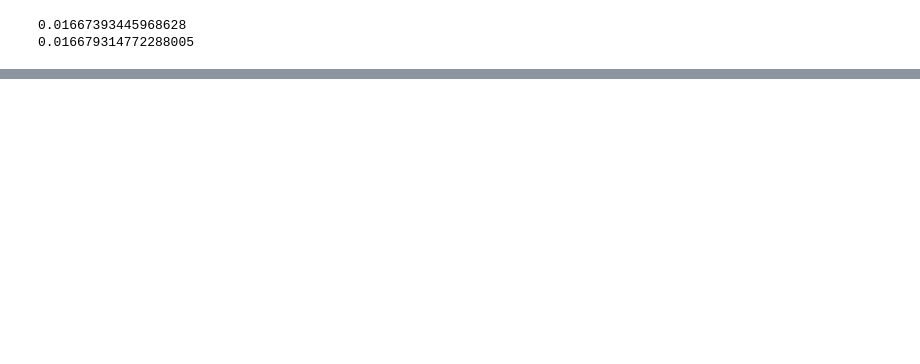
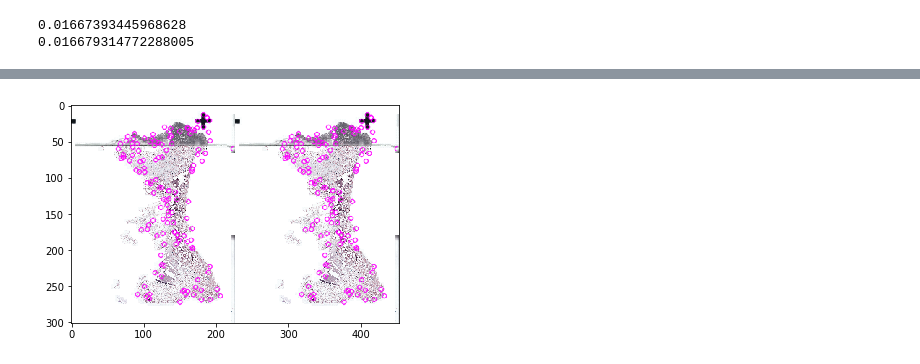
Before and after one commit to DaBaiHao/ImgReg, a Jupyter notebook: comingBack.ipynb, the cells around one changed output, grey strips where cells are left out. Cells and saved outputs as stored; diff of their text form; code cells hidden in the pictures; blank space fills up the shorter version.

```diff
--- a/comingBack.ipynb
+++ b/comingBack.ipynb
@@ -1135,0 +1303,8 @@ for ssss in range(2):
+# %%
+
+plt.imshow(hmerge,cmap='gray')#拼接显示为gray
+file_name_image = './results/image/'+ str(1)+'.png'
+plt.savefig(file_name_image)
+plt.show()
+# %% [output]
+[figure, added]
```
Also changed, not shown: parts of 8 cells of this notebook, 1 other file.
